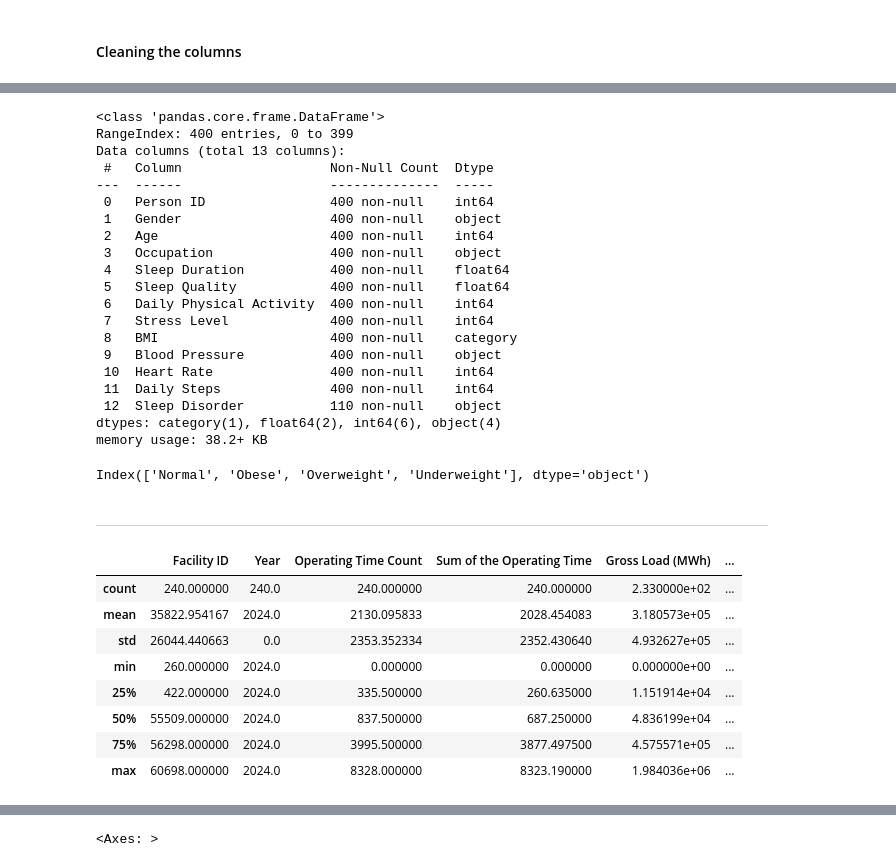
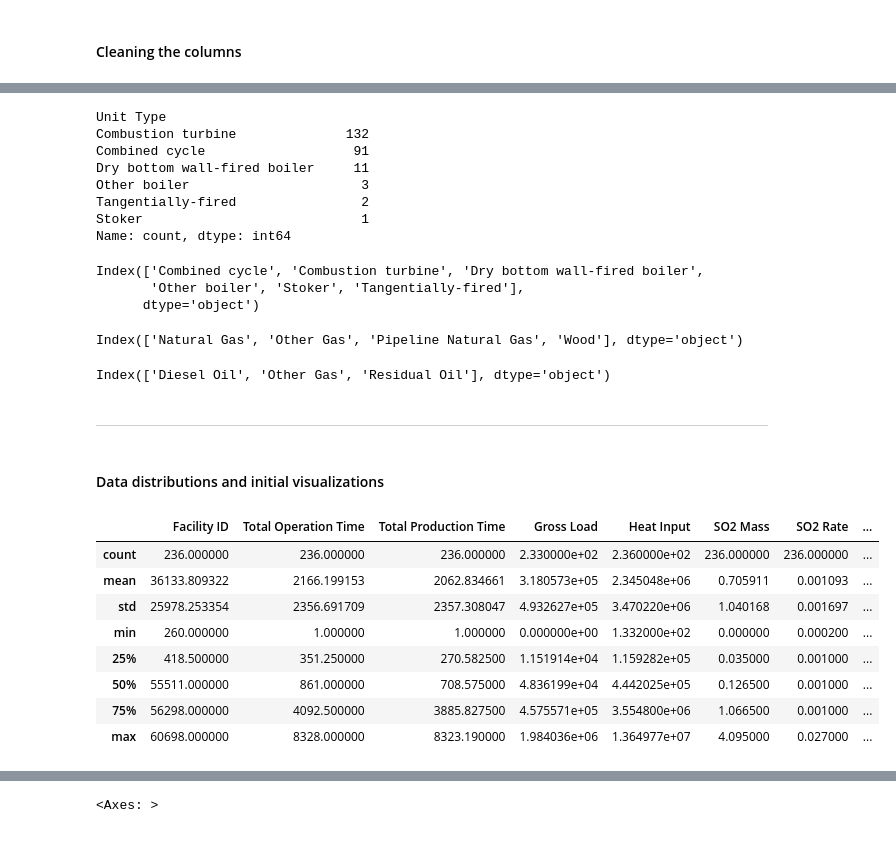
Before and after one commit to paulsoriiiano/power-sector-emissions-analysis, a Jupyter notebook: notebook.ipynb, the cells around one changed output, grey strips where cells are left out. Cells and saved outputs as stored; diff of their text form; code cells hidden in the pictures.

```diff
--- a/notebook.ipynb
+++ b/notebook.ipynb
@@ -158,0 +287,3 @@ dtype: int64
+# %%
+no_reports = [61, 62, 63, 217]
+clean_df = clean_df.drop(no_reports)
@@ -159,44 +313,50 @@ dtype: int64
+# %%
+clean_df['Unit Type'].value_counts()
+# %% [output]
+Unit Type
+Combustion turbine              132
+Combined cycle                   91
+Dry bottom wall-fired boiler     11
+Other boiler                      3
+Tangentially-fired                2
+Stoker                            1
+Name: count, dtype: int64
 # %%
-# Change BMI into a categorical type
-df['BMI'] = df['BMI'].astype('category')
-df.info()
-df['BMI'].cat.categories
+# Change Unit Type into a categorical type
+clean_df['Unit Type'] = df['Unit Type'].astype('category')
+clean_df['Unit Type'].cat.categories
 # %% [output]
-<class 'pandas.core.frame.DataFrame'>
-RangeIndex: 400 entries, 0 to 399
-Data columns (total 13 columns):
- #   Column                   Non-Null Count  Dtype
----  ------                   --------------  -----
- 0   Person ID                400 non-null    int64
- 1   Gender                   400 non-null    object
- 2   Age                      400 non-null    int64
- 3   Occupation               400 non-null    object
- 4   Sleep Duration           400 non-null    float64
- 5   Sleep Quality            400 non-null    float64
- 6   Daily Physical Activity  400 non-null    int64
- 7   Stress Level             400 non-null    int64
- 8   BMI                      400 non-null    category
- 9   Blood Pressure           400 non-null    object
- 10  Heart Rate               400 non-null    int64
- 11  Daily Steps              400 non-null    int64
- 12  Sleep Disorder           110 non-null    object
-dtypes: category(1), float64(2), int64(6), object(4)
-memory usage: 38.2+ KB
+Index(['Combined cycle', 'Combustion turbine', 'Dry bottom wall-fired boiler',
+       'Other boiler', 'Stoker', 'Tangentially-fired'],
+      dtype='object')
-Index(['Normal', 'Obese', 'Overweight', 'Underweight'], dtype='object')
+# %%
+# Change Primary Fuel Type into a categorical type
+clean_df['Primary Fuel Type'] = df['Primary Fuel Type'].astype('category')
+clean_df['Primary Fuel Type'].cat.categories
+# %% [output]
+Index(['Natural Gas', 'Other Gas', 'Pipeline Natural Gas', 'Wood'], dtype='object')
+# %%
+# Change Primary Fuel Type into a categorical type
+clean_df['Secondary Fuel Type'] = df['Secondary Fuel Type'].astype('category')
+clean_df['Secondary Fuel Type'].cat.categories
+# %% [output]
+Index(['Diesel Oil', 'Other Gas', 'Residual Oil'], dtype='object')
 # %% [markdown]
 ___
+# %% [markdown]
+#### Data distributions and initial visualizations
 # %%
 # Check dataframe distributions
-df.describe()
+clean_df.describe()
 # %% [output]
-|  | Facility ID | Year | Operating Time Count | Sum of the Operating Time | Gross Load (MWh) | ... |
-| count | 240.000000 | 240.0 | 240.000000 | 240.000000 | 2.330000e+02 | ... |
-| mean | 35822.954167 | 2024.0 | 2130.095833 | 2028.454083 | 3.180573e+05 | ... |
-| std | 26044.440663 | 0.0 | 2353.352334 | 2352.430640 | 4.932627e+05 | ... |
-| min | 260.000000 | 2024.0 | 0.000000 | 0.000000 | 0.000000e+00 | ... |
-| 25% | 422.000000 | 2024.0 | 335.500000 | 260.635000 | 1.151914e+04 | ... |
-| 50% | 55509.000000 | 2024.0 | 837.500000 | 687.250000 | 4.836199e+04 | ... |
-| 75% | 56298.000000 | 2024.0 | 3995.500000 | 3877.497500 | 4.575571e+05 | ... |
-| max | 60698.000000 | 2024.0 | 8328.000000 | 8323.190000 | 1.984036e+06 | ... |
+|  | Facility ID | Total Operation Time | Total Production Time | Gross Load | Heat Input | SO2 Mass | SO2 Rate | ... |
+| count | 236.000000 | 236.000000 | 236.000000 | 2.330000e+02 | 2.360000e+02 | 236.000000 | 236.000000 | ... |
+| mean | 36133.809322 | 2166.199153 | 2062.834661 | 3.180573e+05 | 2.345048e+06 | 0.705911 | 0.001093 | ... |
+| std | 25978.253354 | 2356.691709 | 2357.308047 | 4.932627e+05 | 3.470220e+06 | 1.040168 | 0.001697 | ... |
+| min | 260.000000 | 1.000000 | 1.000000 | 0.000000e+00 | 1.332000e+02 | 0.000000 | 0.000200 | ... |
+| 25% | 418.500000 | 351.250000 | 270.582500 | 1.151914e+04 | 1.159282e+05 | 0.035000 | 0.001000 | ... |
+| 50% | 55511.000000 | 861.000000 | 708.575000 | 4.836199e+04 | 4.442025e+05 | 0.126500 | 0.001000 | ... |
+| 75% | 56298.000000 | 4092.500000 | 3885.827500 | 4.575571e+05 | 3.554800e+06 | 1.066500 | 0.001000 | ... |
+| max | 60698.000000 | 8328.000000 | 8323.190000 | 1.984036e+06 | 1.364977e+07 | 4.095000 | 0.027000 | ... |
 # %%
 # Visualize distributions
```
Also changed, not shown: parts of 18 cells of this notebook.
